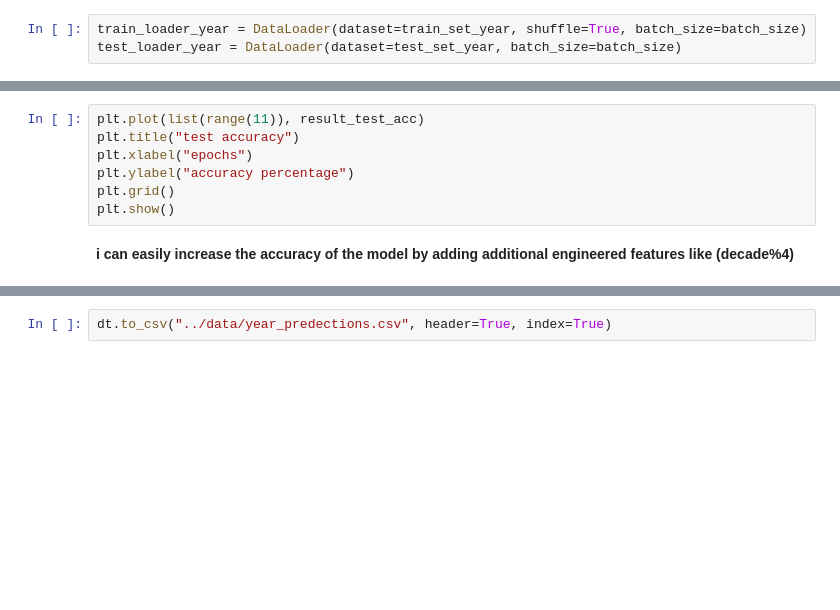
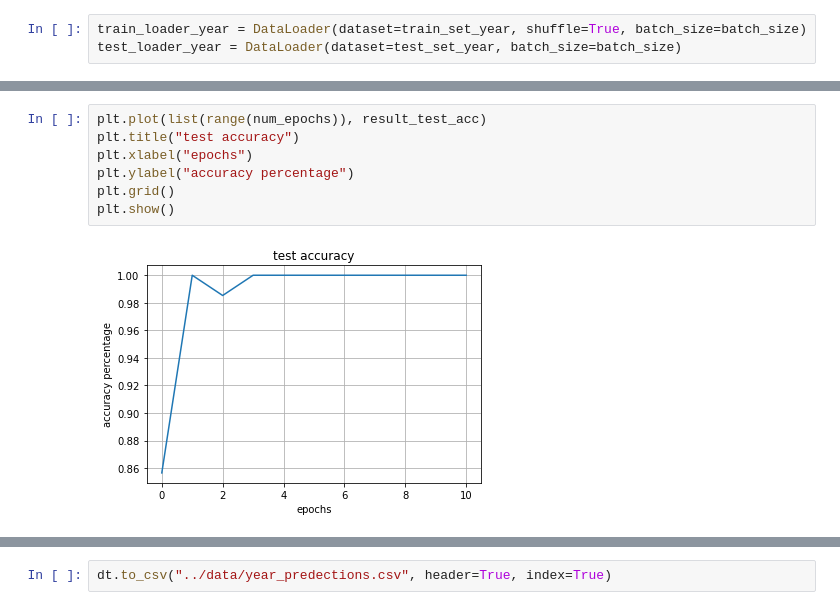
Before and after one commit to salama4ai/Proteinea, a Jupyter notebook: model/training_years.ipynb, the cells around one changed output, grey strips where cells are left out. Drawn from its saved outputs; the diff is of its cells as text; blank space fills up the shorter version.

```diff
--- a/model/training_years.ipynb
+++ b/model/training_years.ipynb
@@ -207,12 +212,12 @@ plt.show()
 # %%
-plt.plot(list(range(11)), result_test_acc)
+plt.plot(list(range(num_epochs)), result_test_acc)
 plt.title("test accuracy")
 plt.xlabel("epochs")
 plt.ylabel("accuracy percentage")
 plt.grid()
 plt.show()
+# %% [output]
+[figure, added]
-# %% [markdown]
-**i can easily increase the accuracy of the model by adding additional engineered features like (decade%4)**
 # %%
 r_test = xtest_year
 dt = r_test.copy(deep=True)
```
Also changed, not shown: parts of 10 cells of this notebook, 10 other files.
